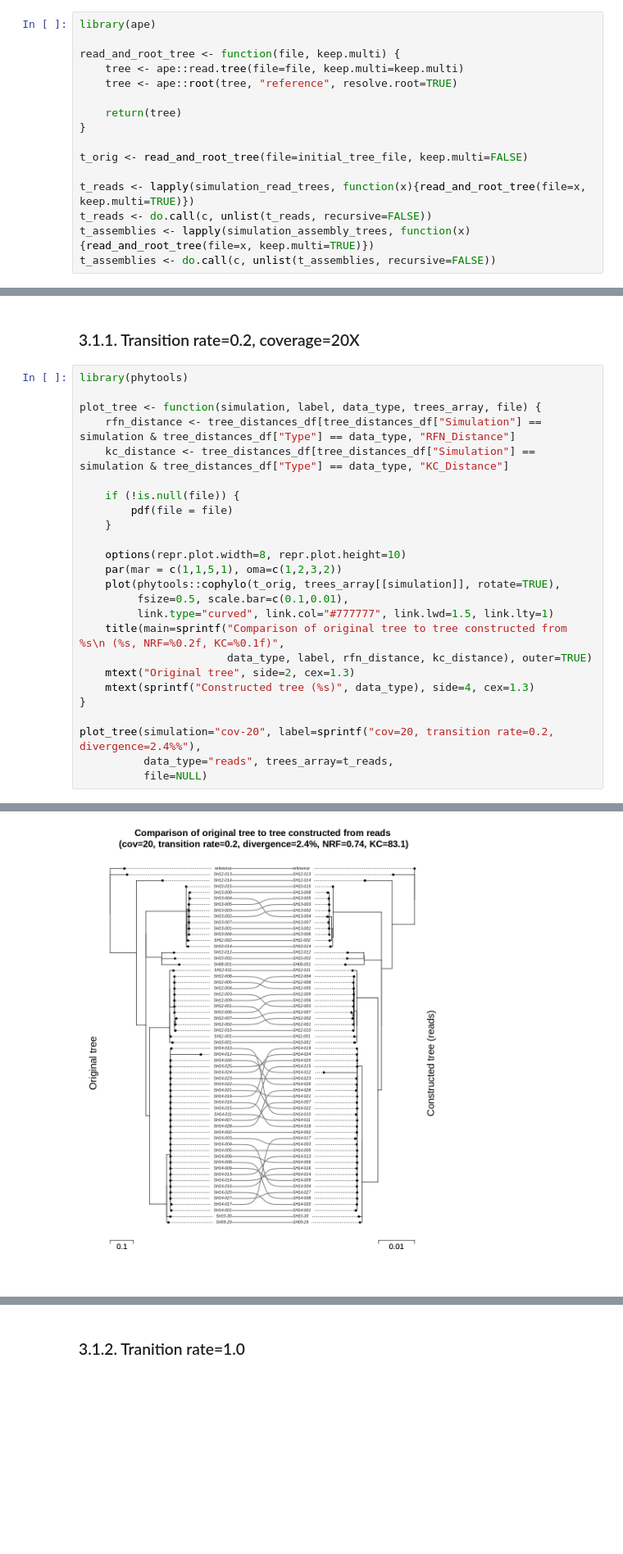
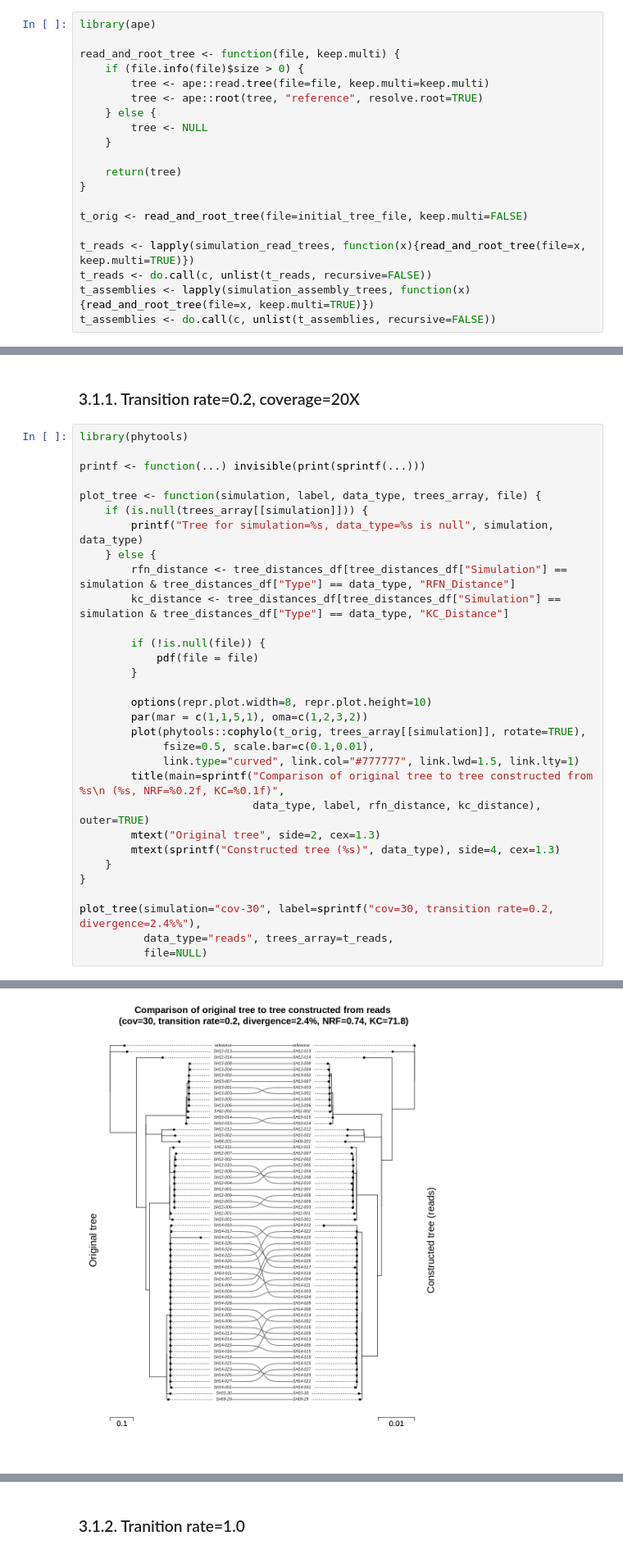
Before and after one commit to apetkau/genomics-data-index-evaluation-manuscript, a Jupyter notebook: evaluations/simulation/6-compare-trees.ipynb, the cells around one changed output, grey strips where cells are left out. Shown at 82% size. Drawn from its saved outputs; the diff is of its cells as text; blank space fills up the shorter version.

Commit message:
Updated simulations

```diff
--- a/evaluations/simulation/6-compare-trees.ipynb
+++ b/evaluations/simulation/6-compare-trees.ipynb
@@ -48,8 +62,12 @@ simulation_read_trees
 library(ape)
 
 read_and_root_tree <- function(file, keep.multi) {
-    tree <- ape::read.tree(file=file, keep.multi=keep.multi)
-    tree <- ape::root(tree, "reference", resolve.root=TRUE)
+    if (file.info(file)$size > 0) {
+        tree <- ape::read.tree(file=file, keep.multi=keep.multi)
+        tree <- ape::root(tree, "reference", resolve.root=TRUE)
+    } else {
+        tree <- NULL
+    }
 
     return(tree)
 }
@@ -160,26 +179,32 @@ names(t_reads)
 # %%
 library(phytools)
 
+printf <- function(...) invisible(print(sprintf(...)))
+
 plot_tree <- function(simulation, label, data_type, trees_array, file) {
-    rfn_distance <- tree_distances_df[tree_distances_df["Simulation"] == simulation & tree_distances_df["Type"] == data_type, "RFN_Distance"]
-    kc_distance <- tree_distances_df[tree_distances_df["Simulation"] == simulation & tree_distances_df["Type"] == data_type, "KC_Distance"]
+    if (is.null(trees_array[[simulation]])) {
+        printf("Tree for simulation=%s, data_type=%s is null", simulation, data_type)
+    } else {
+        rfn_distance <- tree_distances_df[tree_distances_df["Simulation"] == simulation & tree_distances_df["Type"] == data_type, "RFN_Distance"]
+        kc_distance <- tree_distances_df[tree_distances_df["Simulation"] == simulation & tree_distances_df["Type"] == data_type, "KC_Distance"]
 
-    if (!is.null(file)) {
-        pdf(file = file)
+        if (!is.null(file)) {
+            pdf(file = file)
+        }
+
+        options(repr.plot.width=8, repr.plot.height=10)
+        par(mar = c(1,1,5,1), oma=c(1,2,3,2))
+        plot(phytools::cophylo(t_orig, trees_array[[simulation]], rotate=TRUE),
+             fsize=0.5, scale.bar=c(0.1,0.01),
+             link.type="curved", link.col="#777777", link.lwd=1.5, link.lty=1)
+        title(main=sprintf("Comparison of original tree to tree constructed from %s\n (%s, NRF=%0.2f, KC=%0.1f)",
+                           data_type, label, rfn_distance, kc_distance), outer=TRUE)
+        mtext("Original tree", side=2, cex=1.3)
+        mtext(sprintf("Constructed tree (%s)", data_type), side=4, cex=1.3)
     }
-
-    options(repr.plot.width=8, repr.plot.height=10)
-    par(mar = c(1,1,5,1), oma=c(1,2,3,2))
-    plot(phytools::cophylo(t_orig, trees_array[[simulation]], rotate=TRUE),
-         fsize=0.5, scale.bar=c(0.1,0.01),
-         link.type="curved", link.col="#777777", link.lwd=1.5, link.lty=1)
-    title(main=sprintf("Comparison of original tree to tree constructed from %s\n (%s, NRF=%0.2f, KC=%0.1f)",
-                       data_type, label, rfn_distance, kc_distance), outer=TRUE)
-    mtext("Original tree", side=2, cex=1.3)
-    mtext(sprintf("Constructed tree (%s)", data_type), side=4, cex=1.3)
 }
 
-plot_tree(simulation="cov-20", label=sprintf("cov=20, transition rate=0.2, divergence=2.4%%"),
+plot_tree(simulation="cov-30", label=sprintf("cov=30, transition rate=0.2, divergence=2.4%%"),
           data_type="reads", trees_array=t_reads,
           file=NULL)
 # %% [output]
@@ -189,2 +213,2 @@ Done.
-[figure, old version]
+[figure, new version]
 # %%
```
Also changed, not shown: parts of 21 cells of this notebook, 39 other files.
